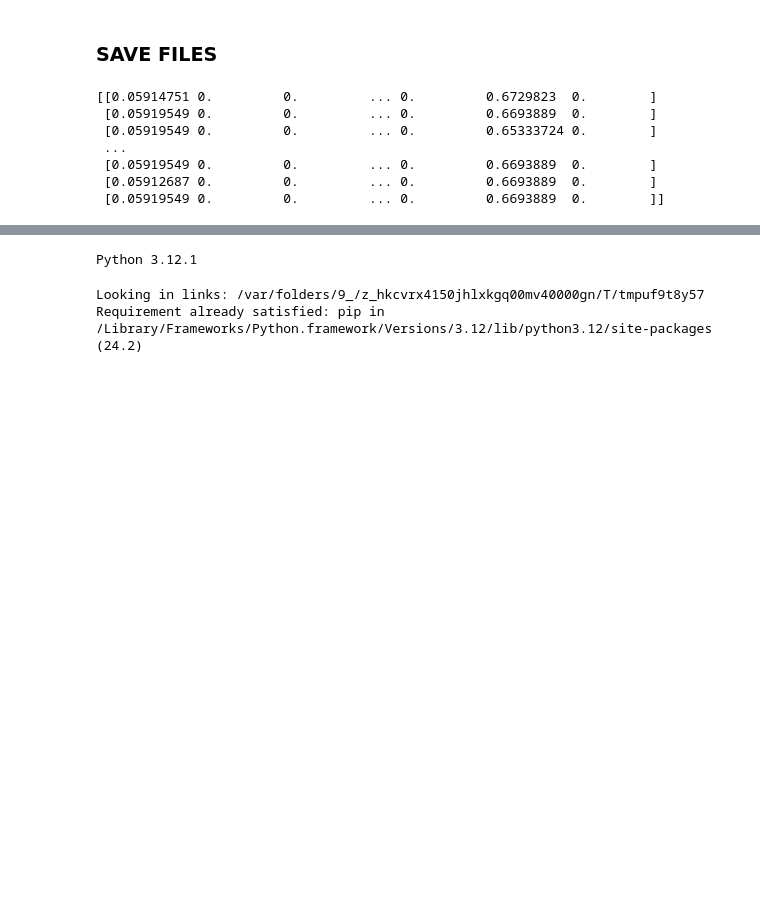
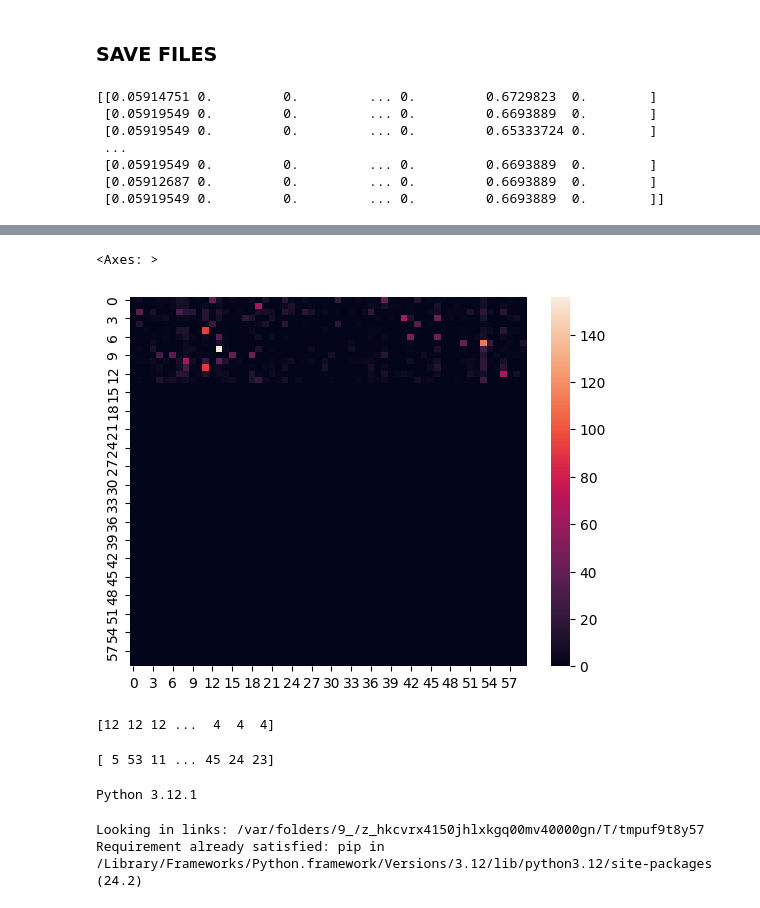
Before and after one commit to Harry-Nguyen0248/APS360_Yoga_Poses_Classification, a Jupyter notebook: BaselineModel/main2.ipynb, the cells around one changed output, grey strips where cells are left out. Cells and saved outputs as stored; diff of their text form; code cells hidden in the pictures; blank space fills up the shorter version.

```diff
--- a/BaselineModel/main2.ipynb
+++ b/BaselineModel/main2.ipynb
@@ -297,0 +355,2 @@ print(x_test_rf[:-5])
+# %%
+test_prediction_RF = RF_model.predict(x_test_rf)
@@ -298,3 +366,19 @@ print(x_test_rf[:-5])
+# %%
+cm_test = confusion_matrix(y_test, test_prediction_RF)
+sns.heatmap(cm_test, annot=False)
+# %% [output]
+<Axes: >
+[figure, added]
+# %%
+y_val.shape
+print(y_val)
+# %% [output]
+[12 12 12 ...  4  4  4]
+# %%
+val_prediction_RF.shape
+print(val_prediction_RF)
+# %% [output]
+[ 5 53 11 ... 45 24 23]
 # %%
 import sys
 !{sys.executable} --version
```
Also changed, not shown: parts of 20 cells of this notebook, 1 other file.
